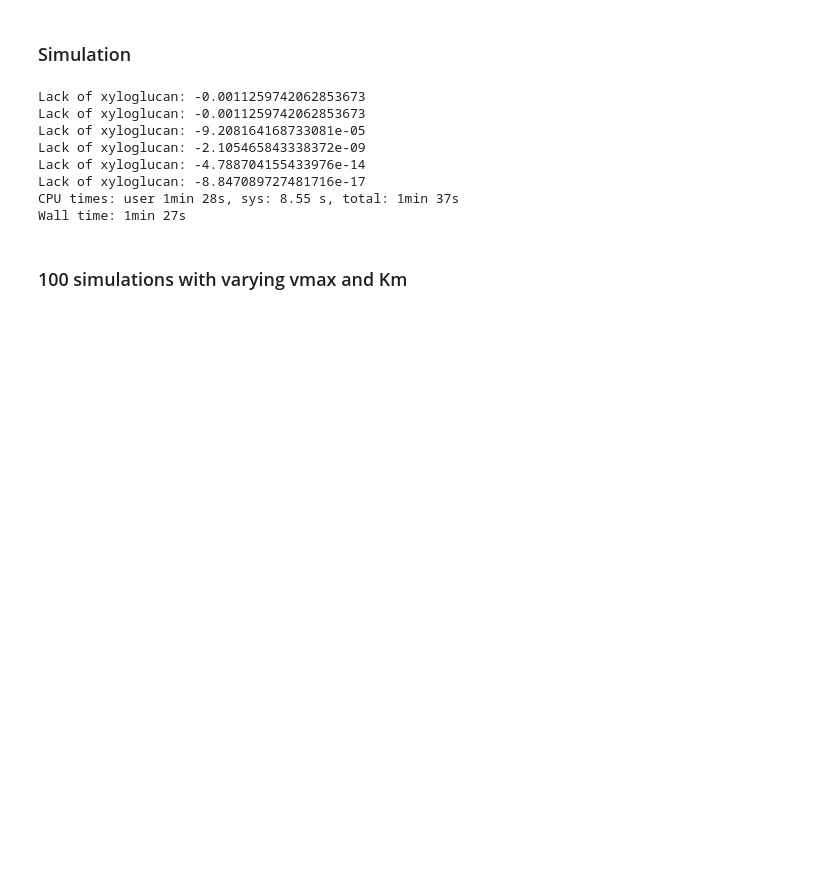
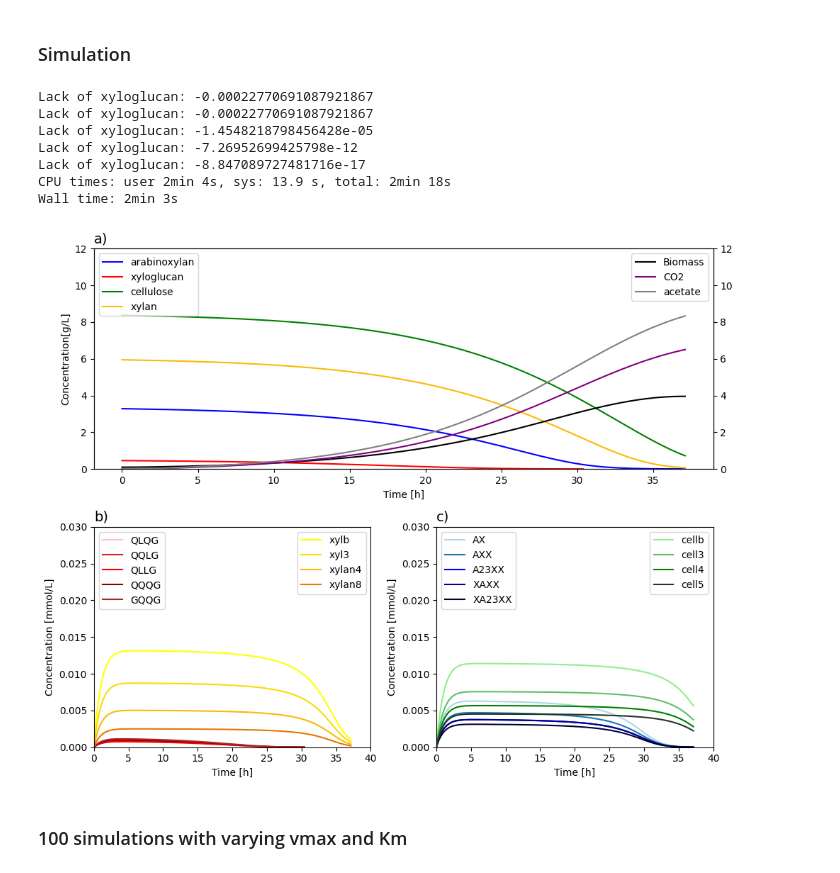
Before and after one commit to IdunBurgos/Ruminiclostridium-cellullolyticum-model-final, a Jupyter notebook: notebooks/Step 8 - Simulations with polysaccharides.ipynb, the cells around one changed output. Saved outputs shown, nothing was run; the diff lists cells and outputs as text; code cells hidden in the pictures; blank space fills up the shorter version.

```diff
--- a/notebooks/Step 8 - Simulations with polysaccharides.ipynb
+++ b/notebooks/Step 8 - Simulations with polysaccharides.ipynb
@@ -158,7 +162,6 @@ best_r2 = {}
 # %%
 %%time
-#C_results_tot = dfba_cobra_multiple_polysaccharides.multiple_polysaccharide_simulation([10/4,5,3/4,5], #Used in original manuscript
-C_results_tot = dfba_cobra_multiple_polysaccharides.multiple_polysaccharide_simulation([5/4,0.2,3/4,5],
+C_results_tot = dfba_cobra_multiple_polysaccharides.multiple_polysaccharide_simulation([10, 1, 4/4,5],
                                                      model,
                                                     media,
                                                     rxns,
@@ -167,18 +170,76 @@ C_results_tot = dfba_cobra_multiple_polysaccharides.multiple_polysaccharide_simu
                                                     glc_eq_poly_dict,
                                                     t_end=120)
 # %% [output]
-Lack of xyloglucan: -0.0011259742062853673
-Lack of xyloglucan: -0.0011259742062853673
-Lack of xyloglucan: -9.208164168733081e-05
-Lack of xyloglucan: -2.105465843338372e-09
-Lack of xyloglucan: -4.788704155433976e-14
+Lack of xyloglucan: -0.00022770691087921867
+Lack of xyloglucan: -0.00022770691087921867
+Lack of xyloglucan: -1.4548218798456428e-05
+Lack of xyloglucan: -7.26952699425798e-12
 Lack of xyloglucan: -8.847089727481716e-17
-CPU times: user 1min 28s, sys: 8.55 s, total: 1min 37s
-Wall time: 1min 27s
+CPU times: user 2min 4s, sys: 13.9 s, total: 2min 18s
+Wall time: 2min 3s
 # %%
 color_poly_dict = OrderedDict({'EX_arabinoxylan_e':["lightblue","tab:blue","blue","darkblue","#02022e"],
               'EX_xyloglucan_e':["pink","tab:red","red","darkred","brown"],
               'EX_cellulose_e':["lightgreen","#60bf68","green","#223624"],
               'EX_xylan_e':["yellow","#fcdb03","#fcba03","#e67802"]})
+# %%
+fig = plt.figure(figsize=(10,8))
+gs = GridSpec(8,4,figure=fig)
+ax1 = fig.add_subplot(gs[ -4:,0:2])
+ax2 = fig.add_subplot(gs[-4:,2: ])
+ax3 = fig.add_subplot(gs[:-4,0:])
+
+artists = {}
+for polysac_id,color_list in color_poly_dict.items():
+    if polysac_id in ["EX_xylan_e","EX_xyloglucan_e"]:
+        ax = ax1
+    elif polysac_id in ["EX_cellulose_e","EX_arabinoxylan_e"]:
+        ax = ax2
+
+    artists[polysac_id] = []
+    for i,oligosacc_id in enumerate(glc_eq_poly_dict[polysac_id].keys()):
+        artist = ax.plot(C_results_tot[oligosacc_id]["t"],np.array(C_results_tot[oligosacc_id]["C"]),color=color_list[i],label=f"{oligosacc_id[3:-2]}")
+        artists[polysac_id].extend(artist)
+    polysac_g = monosac_comp_g[monosac_comp_g.index.isin(oligosac_fracs[polysac_id].keys())].sum().sum()
+    ax3.plot(C_results_tot[polysac_id]["t"],np.array(C_results_tot[polysac_id]["C"])*polysac_g/1000,color=color_list[2],label=polysac_id[3:-2])
+
+ax3.set_xlabel("Time [h]")
+ax3.set_ylabel("Concentration[g/L]")
+ax3.set_ylim([0,12])
+ax3.legend(loc="upper left")
+ax3.set_title("a)",loc="left",fontsize=14)
+
+ax3_twin = ax3.twinx()
+ax3_twin.plot(C_results_tot["Growth"]["t"],C_results_tot["Growth"]["C"],color="black",label="Biomass")
+ax3_twin.plot(C_results_tot["EX_co2_e"]["t"],np.array(C_results_tot["EX_co2_e"]["C"])*molmass.Formula(model.metabolites.co2_e.formula).mass/1000,label="CO2",color="purple")
+ax3_twin.plot(C_results_tot["EX_ac_e"]["t"],np.array(C_results_tot["EX_ac_e"]["C"])*molmass.Formula(model.metabolites.ac_e.formula).mass/1000,label="acetate",color="grey")
+
+
+ax3_twin.set_ylim([0,12])
+ax3_twin.legend(loc="upper right")
+
+
+ax1.set_ylim([0,0.03])
+ax1.set_xlim([0,40])
+ax1.set_xlabel("Time [h]")
+ax1.set_ylabel("Concentration [mmol/L]")
+xylan_legend = ax1.legend(handles=artists["EX_xylan_e"],loc='upper right')
+xylogluc_legend = ax1.legend(handles=artists["EX_xyloglucan_e"],loc='upper left')
+ax1.add_artist(xylan_legend)
+ax1.set_title("b)",loc="left",fontsize=14)
+
+ax2.set_ylim([0,0.03])
+ax2.set_xlim([0,40])
+ax2.set_xlabel("Time [h]")
+ax2.set_ylabel("Concentration [mmol/L]")
+cellulose_legend = ax2.legend(handles=artists["EX_cellulose_e"],loc='upper right')
+xylogluc_legend = ax2.legend(handles=artists["EX_arabinoxylan_e"],loc='upper left')
+ax2.add_artist(cellulose_legend)
+
+ax2.set_title("c)",loc="left",fontsize=14)
+
+plt.tight_layout()
+# %% [output]
+[figure, added]
 # %% [markdown]
 ### 100 simulations with varying vmax and Km
```
Also changed, not shown: parts of 7 cells of this notebook, 52 other files.
